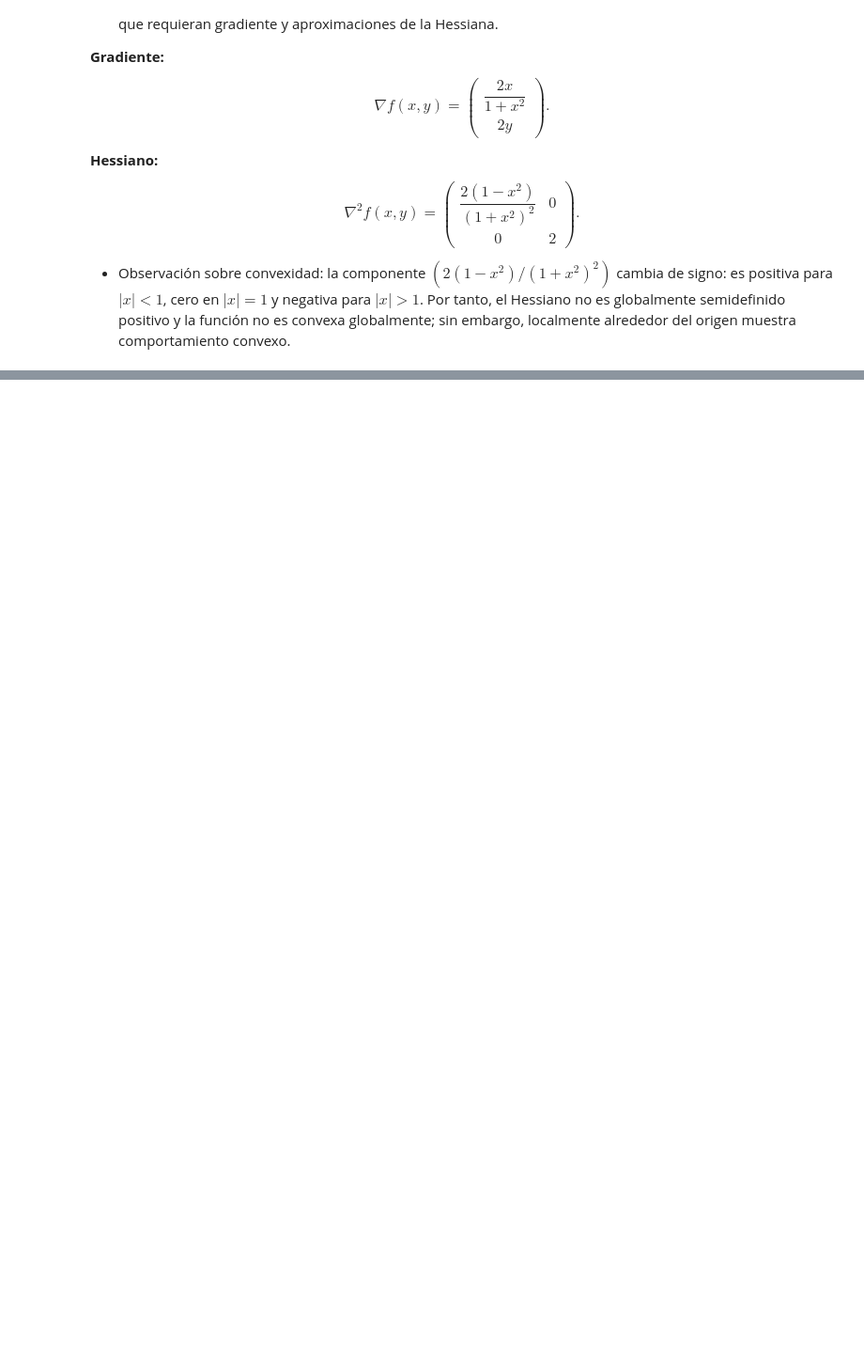
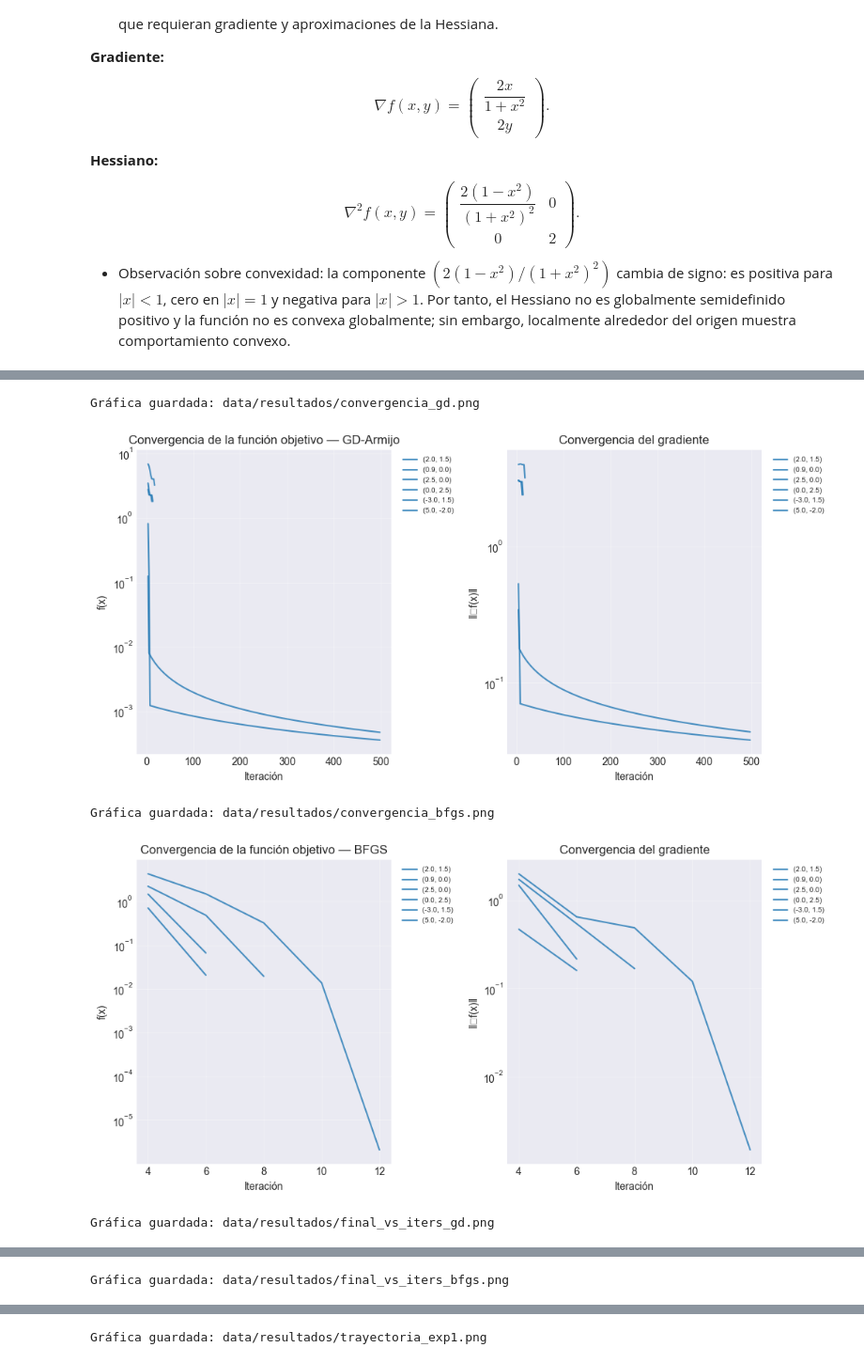
Before and after one commit to alina-cyber04/mi_proyecto_optimizacion, a Jupyter notebook: notebooks/experimentos.ipynb, the cells around one changed output, grey strips where cells are left out. Shown at 94% size. Cells and saved outputs as stored; diff of their text form; code cells hidden in the pictures; blank space fills up the shorter version.

Commit message:
feat: mejorar visualización de trayectorias y gráficas de comparación

```diff
--- a/notebooks/experimentos.ipynb
+++ b/notebooks/experimentos.ipynb
@@ -92,9 +113,15 @@ experiments = data.get('experiments', [])
 # %%
 # Graficación: convergencia, comparación y trayectorias individuales
 import os
 os.makedirs('data/resultados', exist_ok=True)
 plot_convergence(experiments, filename='data/resultados/convergencia.png', group_by='algorithm', smooth_window=5, decimate=2, legend_outside=True, legend_fontsize='x-small', compact_labels=True)
-plot_final_vs_iters(experiments, filename='data/resultados/final_vs_iters.png')
+plot_final_vs_iters(experiments, filename='data/resultados/final_vs_iters.png', group_by='algorithm')
 if experiments:
     exp0 = experiments[0]
     plot_trajectory_2d(exp0, filename='data/resultados/trayectoria_exp1.png')
+# %% [output]
+Gráfica guardada: data/resultados/convergencia_gd.png
+[figure, added]
+Gráfica guardada: data/resultados/convergencia_bfgs.png
+[figure, added]
+Gráfica guardada: data/resultados/final_vs_iters_gd.png
@@ -100,0 +129 @@ if experiments:
+Gráfica guardada: data/resultados/final_vs_iters_bfgs.png
@@ -100,0 +131 @@ if experiments:
+Gráfica guardada: data/resultados/trayectoria_exp1.png
```
Also changed, not shown: parts of 5 cells of this notebook, 1 other file.
